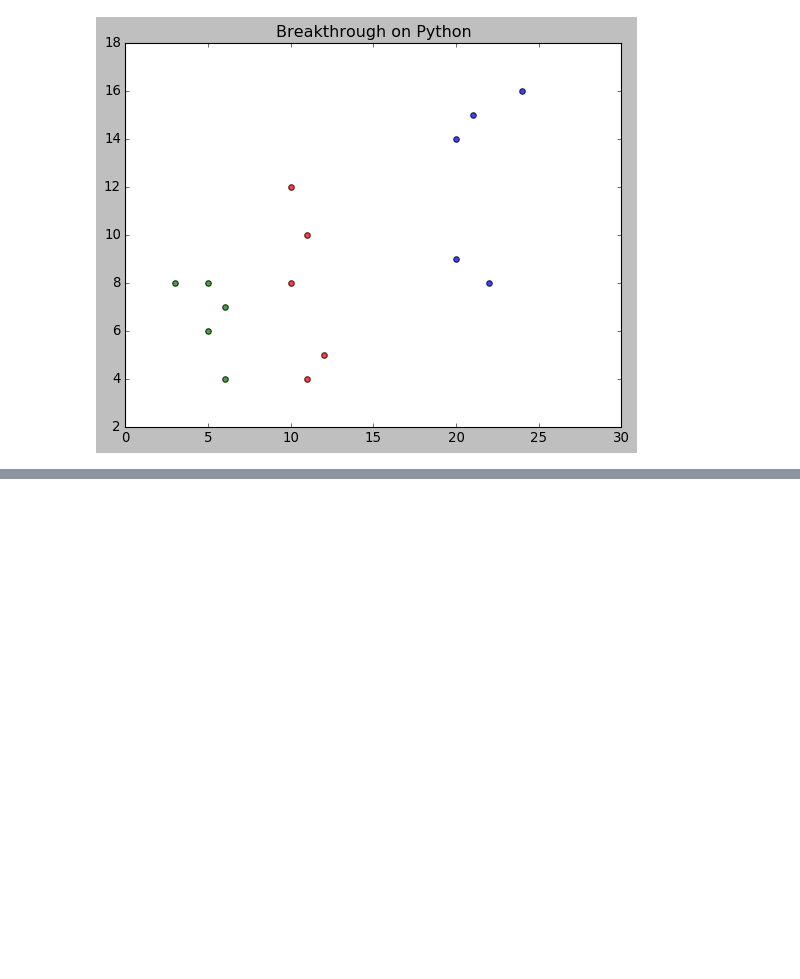
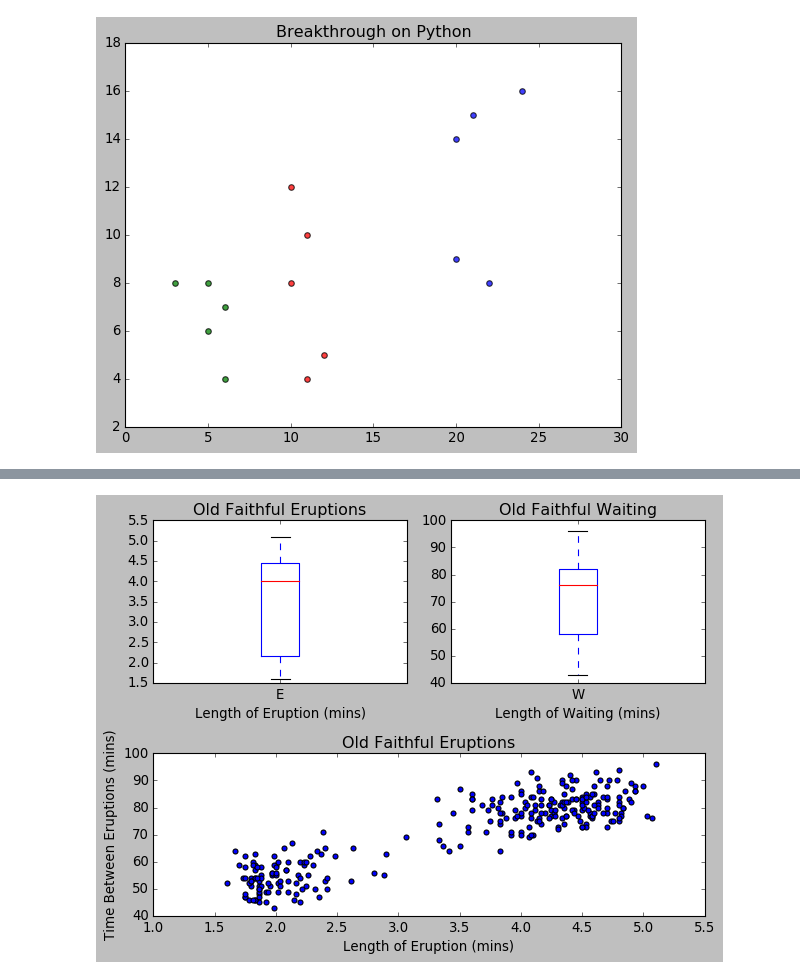
Before and after one commit to robertfg/python-coursework, a Jupyter notebook: Data Libraries/Matplotlib.ipynb, the cells around one changed output, grey strips where cells are left out. Cells and saved outputs as stored; diff of their text form; code cells hidden in the pictures; blank space fills up the shorter version.

```diff
--- a/Data Libraries/Matplotlib.ipynb
+++ b/Data Libraries/Matplotlib.ipynb
@@ -336,0 +391,24 @@ plt.show()
+# %%
+# Make 3 subplots
+plt.subplot(2, 2, 1)
+plt.boxplot(eruption_times)
+plt.title('Old Faithful Eruptions')
+plt.xticks([1], 'Eruptions')
+plt.xlabel('Length of Eruption (mins)')
+
+plt.subplot(2, 2, 2)
+plt.boxplot(waiting_times)
+plt.title('Old Faithful Waiting')
+plt.xticks([1], 'Waiting')
+plt.xlabel('Length of Waiting (mins)')
+
+plt.subplot(2, 1, 2)
+plt.scatter(eruption_times, waiting_times)
+plt.title('Old Faithful Eruptions')
+plt.xlabel('Length of Eruption (mins)')
+plt.ylabel('Time Between Eruptions (mins)')
+
+plt.tight_layout()
+plt.show()
+# %% [output]
+[figure, added]
```
Also changed, not shown: parts of 6 cells of this notebook, 3 other files.
